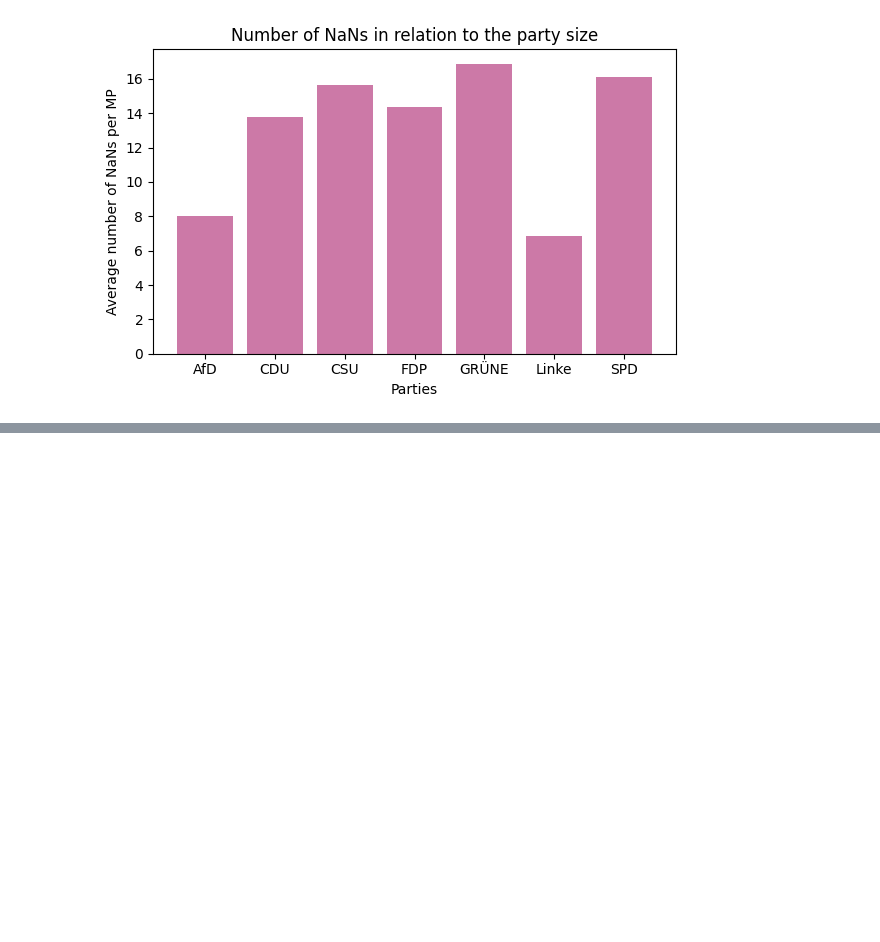
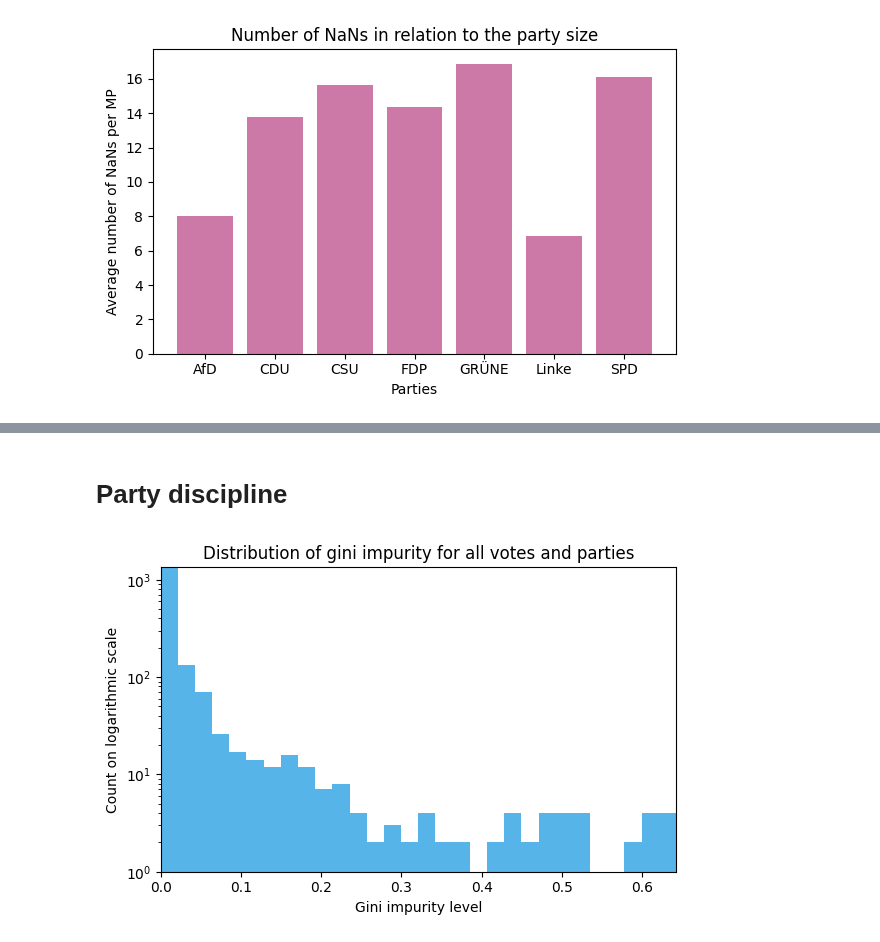
Before and after one commit to mograev/btvote, a Jupyter notebook: notebooks/0-data-understanding.ipynb, the cells around one changed output, grey strips where cells are left out. Saved outputs shown, nothing was run; the diff lists cells and outputs as text; code cells hidden in the pictures; blank space fills up the shorter version.

Commit message:
added gini impurity

```diff
--- a/notebooks/0-data-understanding.ipynb
+++ b/notebooks/0-data-understanding.ipynb
@@ -395,0 +321,42 @@ ax = sns.heatmap(df.corr(), annot=True)
+# %% [markdown]
+# Party discipline
+# %%
+# concatenate votes of MPs from same party to a list
+transfomerd_discipline = transformed.groupby('party_text').agg(list)
+
+# count occurences of voting behavior for each cell
+transfomerd_discipline = transfomerd_discipline.applymap(
+    lambda cell: {item: cell.count(item) for item in set(cell)}
+)
+
+# remove values of 'unexcused absent', 'excused absence' and 'NaN'
+transfomerd_discipline = transfomerd_discipline.applymap(
+    lambda cell: {k: v for k, v in cell.items() if k not in ['unexcused absent', 'excused absence', np.nan]}
+)
+
+# ensure values of 'yes', 'no' and 'abstain'
+transfomerd_discipline = transfomerd_discipline.applymap(
+    lambda cell: {**{'yes': 0, 'no': 0, 'abstain': 0}, **cell}
+)
+
+# calculate gini index for each dictionary
+transfomerd_discipline = transfomerd_discipline.applymap(
+    lambda cell: 1 - sum((freq / sum(cell.values()))**2 for freq in cell.values())
+)
+# %%
+# plot gini impurity values as histogram
+fig, ax = plt.subplots(1, 1, figsize=(6, 4))
+
+ax.hist(transfomerd_discipline.values.flatten(), bins=30, color='#56B4E9', log=True)
+ax.set_title('Distribution of gini impurity for all votes and parties')
+ax.set_xlabel('Gini impurity level')
+ax.set_ylabel('Count on logarithmic scale')
+
+ax.margins(0)
+plt.tight_layout()
+
+# save plot as pdf and show
+plt.savefig('../data/graphics/party_discipline.pdf', format='pdf', bbox_inches="tight")
+plt.show()
+# %% [output]
+[figure, added]
```
Also changed, not shown: parts of 11 cells of this notebook, 7 other files.
